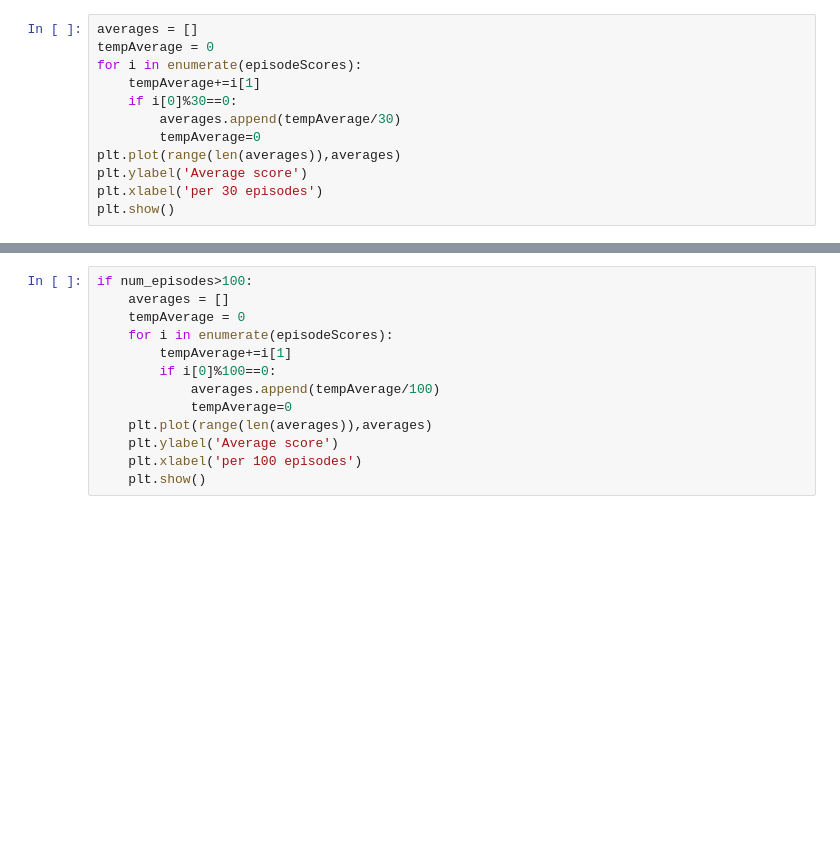
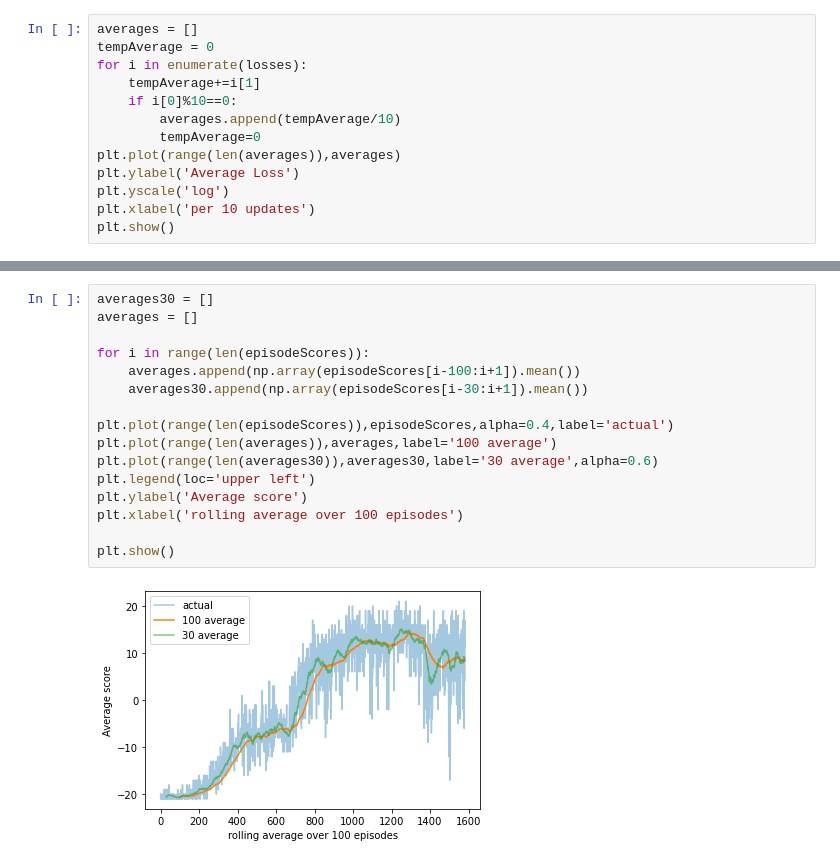
Before and after one commit to Julian-Wyatt/DLRL-Coursework, a Jupyter notebook: RL-Assignment.ipynb, the cells around one changed output, grey strips where cells are left out. Cells and saved outputs as stored; diff of their text form; blank space fills up the shorter version.

```diff
--- a/RL-Assignment.ipynb
+++ b/RL-Assignment.ipynb
@@ -626,12 +600,13 @@ plt.show()
 # %%
 averages = []
 tempAverage = 0
-for i in enumerate(episodeScores):
+for i in enumerate(losses):
     tempAverage+=i[1]
-    if i[0]%30==0:
-        averages.append(tempAverage/30)
+    if i[0]%10==0:
+        averages.append(tempAverage/10)
         tempAverage=0
 plt.plot(range(len(averages)),averages)
-plt.ylabel('Average score')
-plt.xlabel('per 30 episodes')
+plt.ylabel('Average Loss')
+plt.yscale('log')
+plt.xlabel('per 10 updates')
 plt.show()
@@ -638,13 +616,18 @@ plt.show()
-# %%
-if num_episodes>100:
-    averages = []
-    tempAverage = 0
-    for i in enumerate(episodeScores):
-        tempAverage+=i[1]
-        if i[0]%100==0:
-            averages.append(tempAverage/100)
-            tempAverage=0
-    plt.plot(range(len(averages)),averages)
-    plt.ylabel('Average score')
-    plt.xlabel('per 100 episodes')
-    plt.show()
+# %%
+averages30 = []
+averages = []
+
+for i in range(len(episodeScores)):
+    averages.append(np.array(episodeScores[i-100:i+1]).mean())
+    averages30.append(np.array(episodeScores[i-30:i+1]).mean())
+
+plt.plot(range(len(episodeScores)),episodeScores,alpha=0.4,label='actual')
+plt.plot(range(len(averages)),averages,label='100 average')
+plt.plot(range(len(averages30)),averages30,label='30 average',alpha=0.6)
+plt.legend(loc='upper left')
+plt.ylabel('Average score')
+plt.xlabel('rolling average over 100 episodes')
+
+plt.show()
+# %% [output]
+[figure, added]
```
Also changed, not shown: parts of 12 cells of this notebook, 1 other file.
